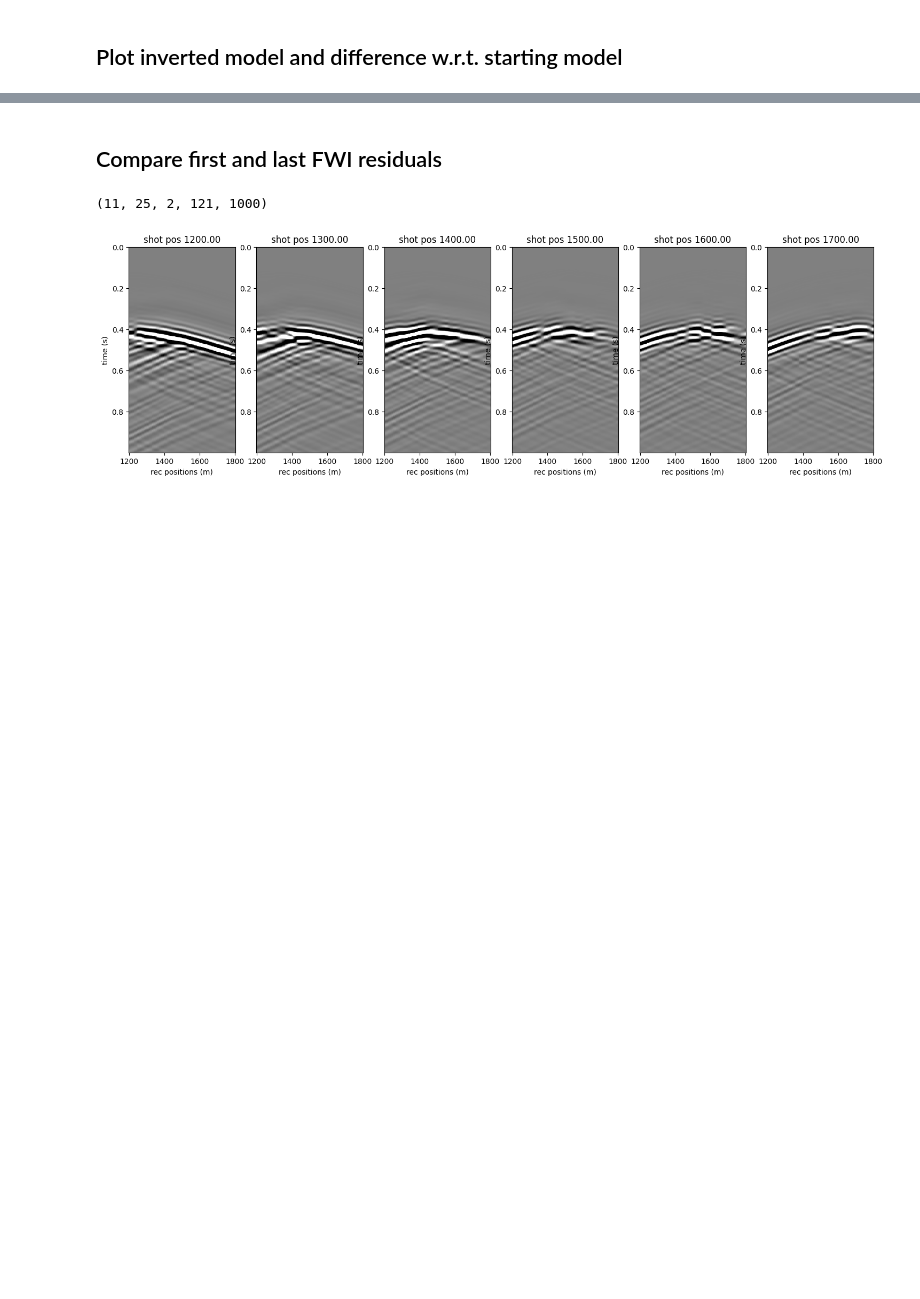
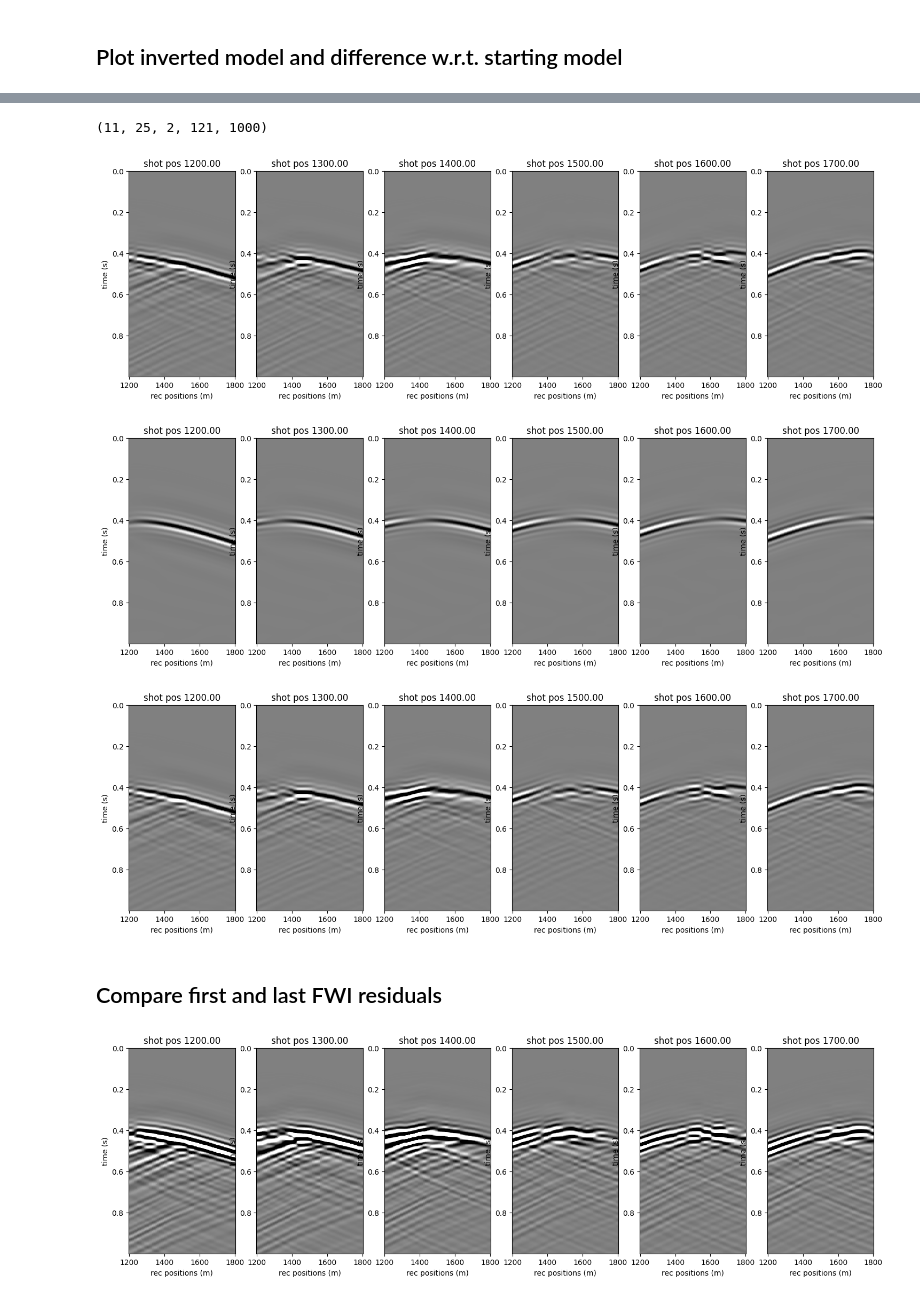
Before and after one commit to SEP-software/pyseis, a Jupyter notebook: examples/full_waveform_inversion/fwi_crosswell_elastic.ipynb, the cells around one changed output, grey strips where cells are left out. Saved outputs shown, nothing was run; the diff lists cells and outputs as text; code cells hidden in the pictures; blank space fills up the shorter version.

```diff
--- a/examples/full_waveform_inversion/fwi_crosswell_elastic.ipynb
+++ b/examples/full_waveform_inversion/fwi_crosswell_elastic.ipynb
@@ -284,9 +284,42 @@ _ = plt.xlabel('parameter value')
-# %% [markdown]
-## Compare first and last FWI residuals
 # %%
 history['residual'].shape
 # %% [output]
 (11, 25, 2, 121, 1000)
+# %%
+component = 1
+clip = np.percentile(np.abs(data_obs[:,component]),99)
+
+#observed data residual
+plotting.plot_data(data_obs[:,component],
+          d_t,
+          src_locations=z_src,
+          rec_locations=z_rec,
+          clip=clip,
+          title='true data')
+
+initial_data = elastic_2d.forward(starting_model)
+# final residual
+plotting.plot_data(initial_data[:,component],
+          d_t,
+          src_locations=z_src,
+          rec_locations=z_rec,
+          clip=clip,
+          title='initial modeled data')
+
+final_data = elastic_2d.forward(history['inv_mod'])
+# final residual
+plotting.plot_data(final_data[:,component],
+          d_t,
+          src_locations=z_src,
+          rec_locations=z_rec,
+          clip=clip,
+          title='final modeled data')
+# %% [output]
+[figure, added]
+[figure, added]
+[figure, added]
+# %% [markdown]
+## Compare first and last FWI residuals
 # %%
 component = 1
 clip = np.percentile(np.abs(history['residual'][:,:,component]),99)
```
Also changed, not shown: parts of 7 cells of this notebook, 11 other files.
